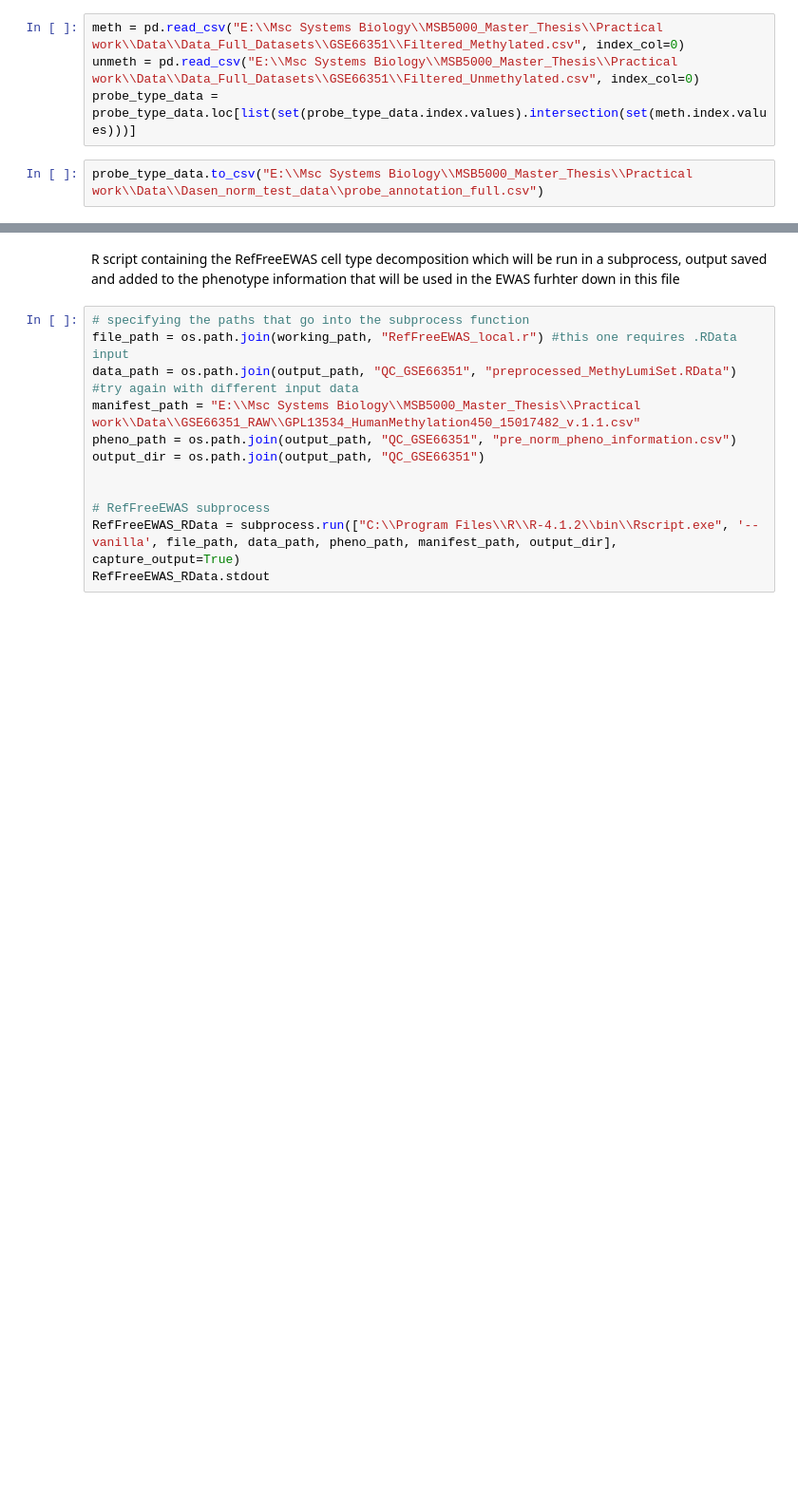
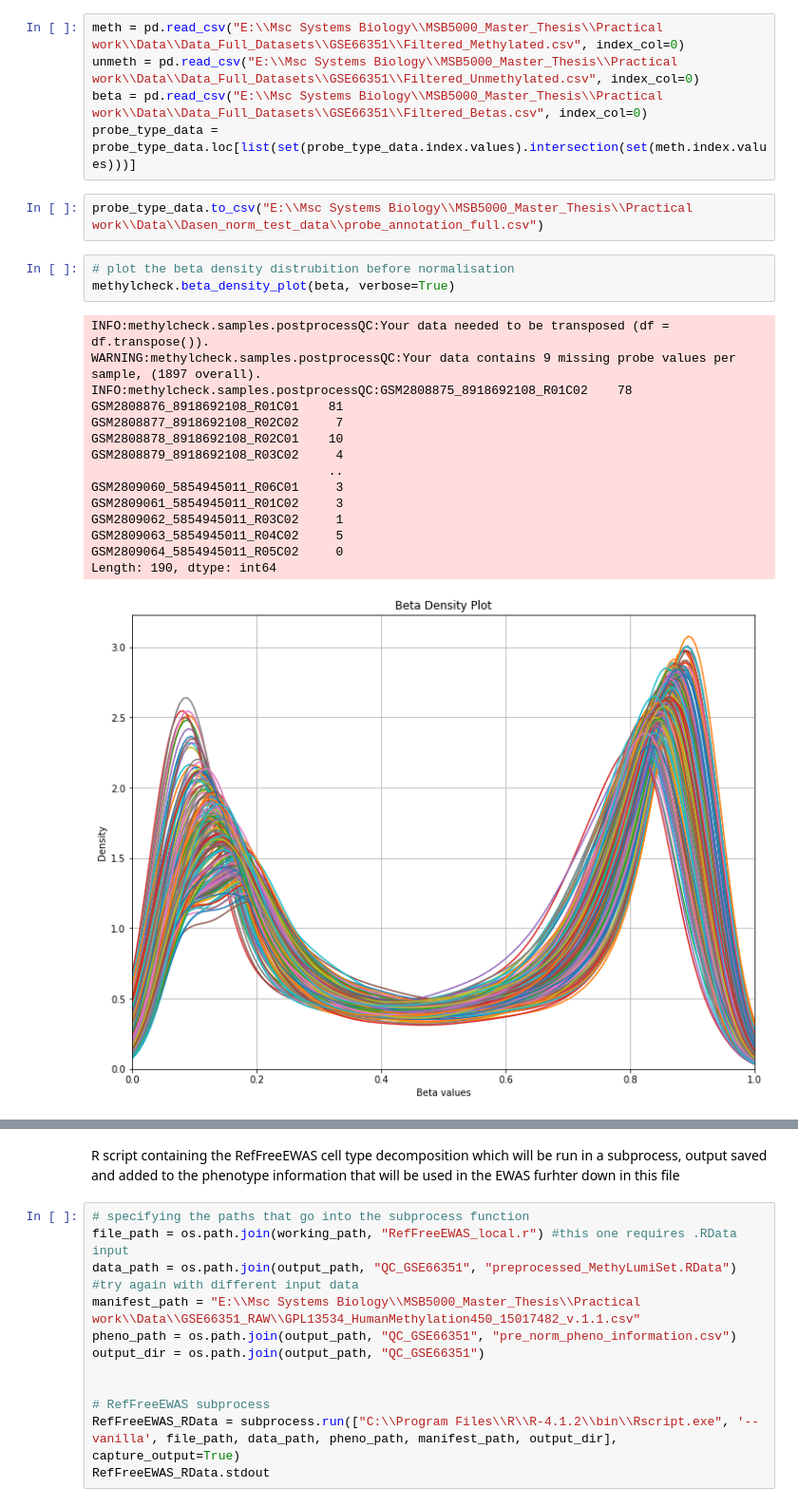
Before and after one commit to Waterkers/Federated_Differential_Methylation_Analysis, a Jupyter notebook: python_preprocessing.ipynb, the cells around one changed output, grey strips where cells are left out. Shown: that part at 95% size. Drawn from its saved outputs; the diff is of its cells as text; blank space fills up the shorter version.

Commit message:
added pre and post normalisation beta-density plots. Added Benjamini-Hochberg multiple testing correction to EWAS function

```diff
--- a/python_preprocessing.ipynb
+++ b/python_preprocessing.ipynb
@@ -80,9 +119,29 @@ unmeth_test = pd.read_csv("E:\\Msc Systems Biology\\MSB5000_Master_Thesis\\Pract
 # %%
 meth = pd.read_csv("E:\\Msc Systems Biology\\MSB5000_Master_Thesis\\Practical work\\Data\\Data_Full_Datasets\\GSE66351\\Filtered_Methylated.csv", index_col=0)
 unmeth = pd.read_csv("E:\\Msc Systems Biology\\MSB5000_Master_Thesis\\Practical work\\Data\\Data_Full_Datasets\\GSE66351\\Filtered_Unmethylated.csv", index_col=0)
+beta = pd.read_csv("E:\\Msc Systems Biology\\MSB5000_Master_Thesis\\Practical work\\Data\\Data_Full_Datasets\\GSE66351\\Filtered_Betas.csv", index_col=0)
 probe_type_data = probe_type_data.loc[list(set(probe_type_data.index.values).intersection(set(meth.index.values)))]
 # %%
 probe_type_data.to_csv("E:\\Msc Systems Biology\\MSB5000_Master_Thesis\\Practical work\\Data\\Dasen_norm_test_data\\probe_annotation_full.csv")
+# %%
+# plot the beta density distrubition before normalisation
+methylcheck.beta_density_plot(beta, verbose=True)
+# %% [output]
+INFO:methylcheck.samples.postprocessQC:Your data needed to be transposed (df = df.transpose()).
+WARNING:methylcheck.samples.postprocessQC:Your data contains 9 missing probe values per sample, (1897 overall).
+INFO:methylcheck.samples.postprocessQC:GSM2808875_8918692108_R01C02    78
+GSM2808876_8918692108_R01C01    81
+GSM2808877_8918692108_R02C02     7
+GSM2808878_8918692108_R02C01    10
+GSM2808879_8918692108_R03C02     4
+                                ..
+GSM2809060_5854945011_R06C01     3
+GSM2809061_5854945011_R01C02     3
+GSM2809062_5854945011_R03C02     1
+GSM2809063_5854945011_R04C02     5
+GSM2809064_5854945011_R05C02     0
+Length: 190, dtype: int64
+[figure, added]
 # %%
 import dasen_normalisation
 test_normalised_betas_module = dasen_normalisation.dasen_normalisation(unmeth, meth, probe_type_data)
```
Also changed, not shown: parts of 7 cells of this notebook.
